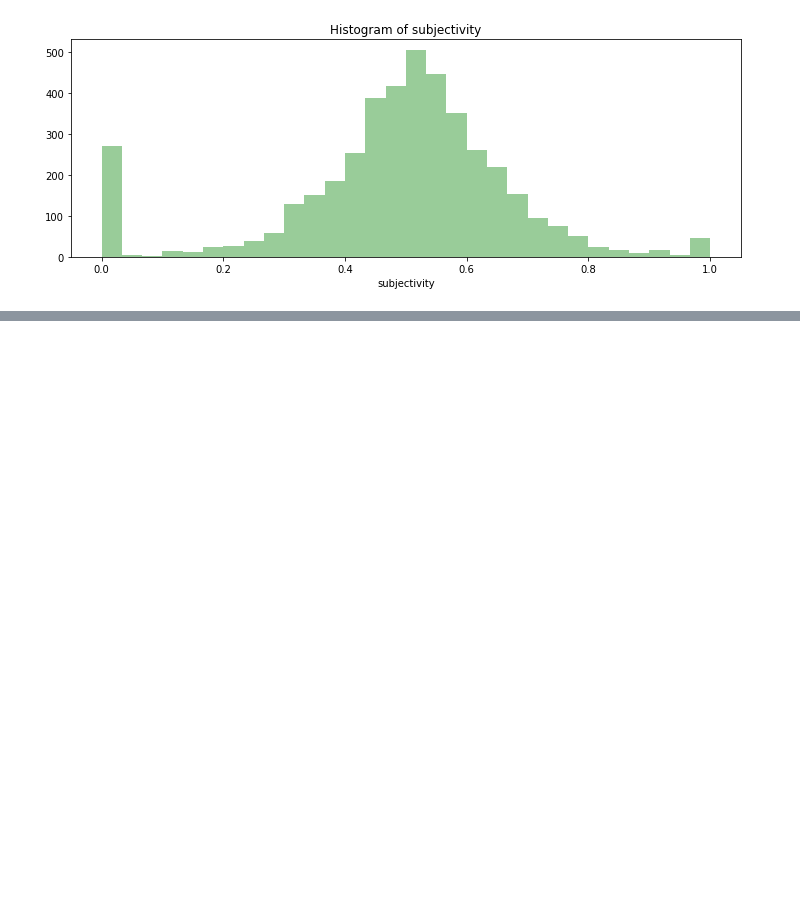
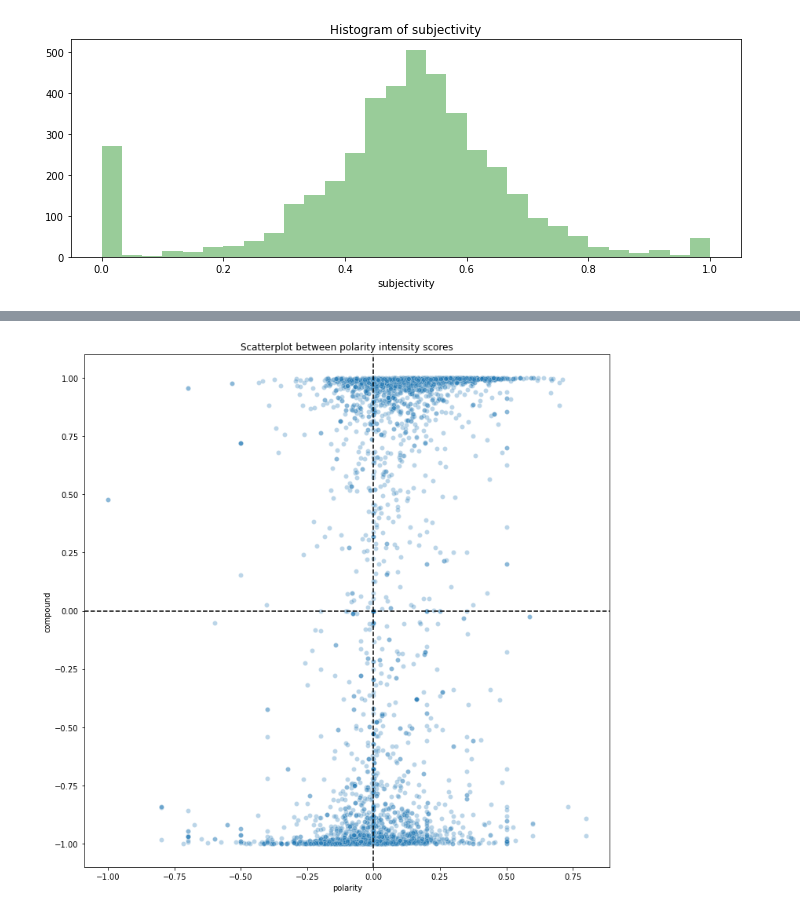
Before and after one commit to arora-ansh/HitPredictor-ML-Project, a Jupyter notebook: sentiment_analysis.ipynb, the cells around one changed output, grey strips where cells are left out. Cells and saved outputs as stored; diff of their text form; code cells hidden in the pictures; blank space fills up the shorter version.

```diff
--- a/sentiment_analysis.ipynb
+++ b/sentiment_analysis.ipynb
@@ -74,3 +74,14 @@ df.head()
 | 4 | https://open.spotify.com/track/3N... | I Don’t Wanna Live Forever (Fifty... | [Verse 1: ZAYN]\r\nBeen sitting e... | been sitting eyes wide open behin... | 0.120 | 0.829 | 0.051 | -0.9750 | -0.060331 | ... |
 # %%
 df.to_csv('./datasets/lyrics_processed.csv', index=False)
+# %%
+plt.figure(figsize=(12,12))
+sns.scatterplot(data=df, x='polarity', y='compound',
+                # hue='target', palette=['red', 'green'],
+                alpha=.3)
+plt.axhline(0, linestyle='--', color='k')
+plt.axvline(0, linestyle='--', color='k')
+plt.title('Scatterplot between polarity intensity scores')
+plt.savefig('./plots/final/scatterplot_intensity_scores.png')
+# %% [output]
+[figure, added]
```
Also changed, not shown: parts of 1 cell of this notebook, 3 other files.
